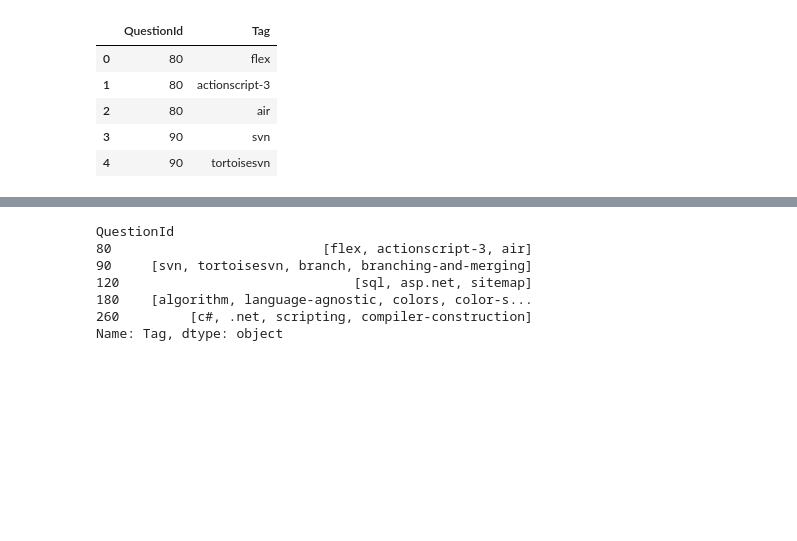
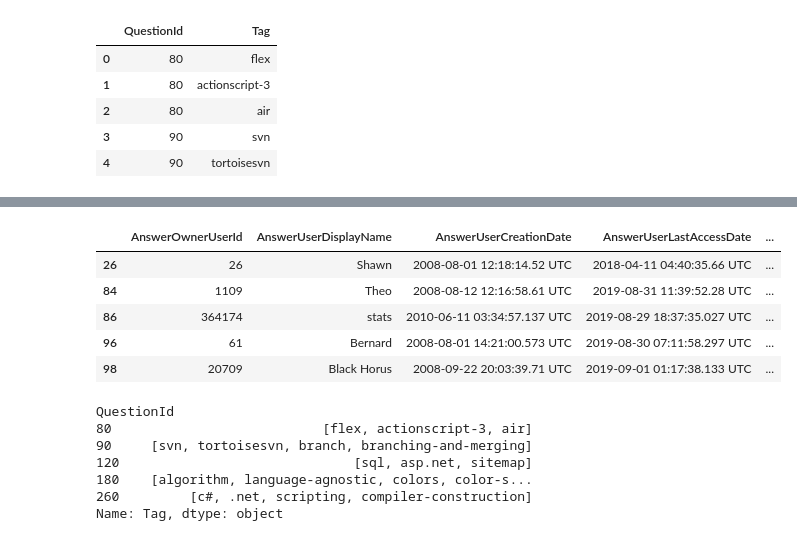
Before and after one commit to gururajan3/Check, a Jupyter notebook: EDA.ipynb, the cells around one changed output, grey strips where cells are left out. Cells and saved outputs as stored; diff of their text form; code cells hidden in the pictures; blank space fills up the shorter version.

```diff
--- a/EDA.ipynb
+++ b/EDA.ipynb
@@ -224,3 +225,13 @@ usersds.head()
+# %%
+answerUserds = usersds.rename(columns = {'id':'AnswerOwnerUserId','display_name':'AnswerUserDisplayName','creation_date':'AnswerUserCreationDate','last_access_date':'AnswerUserLastAccessDate','reputation':'AnswerUserReputation','up_votes':'AnswerUserUpVotes','down_votes':'AnswerUserDownVotes','views':'AnswerUserViews'})
+answerUserds.head()
+# %% [output]
+|  | AnswerOwnerUserId | AnswerUserDisplayName | AnswerUserCreationDate | AnswerUserLastAccessDate | ... |
+| 26 | 26 | Shawn | 2008-08-01 12:18:14.52 UTC | 2018-04-11 04:40:35.66 UTC | ... |
+| 84 | 1109 | Theo | 2008-08-12 12:16:58.61 UTC | 2019-08-31 11:39:52.28 UTC | ... |
+| 86 | 364174 | stats | 2010-06-11 03:34:57.137 UTC | 2019-08-29 18:37:35.027 UTC | ... |
+| 96 | 61 | Bernard | 2008-08-01 14:21:00.573 UTC | 2019-08-30 07:11:58.297 UTC | ... |
+| 98 | 20709 | Black Horus | 2008-09-22 20:03:39.71 UTC | 2019-09-01 01:17:38.133 UTC | ... |
 # %%
 groupDs = tagsds.groupby('QuestionId')
 tagsdsModified = groupDs['Tag'].unique()
```
Also changed, not shown: parts of 5 cells of this notebook.
